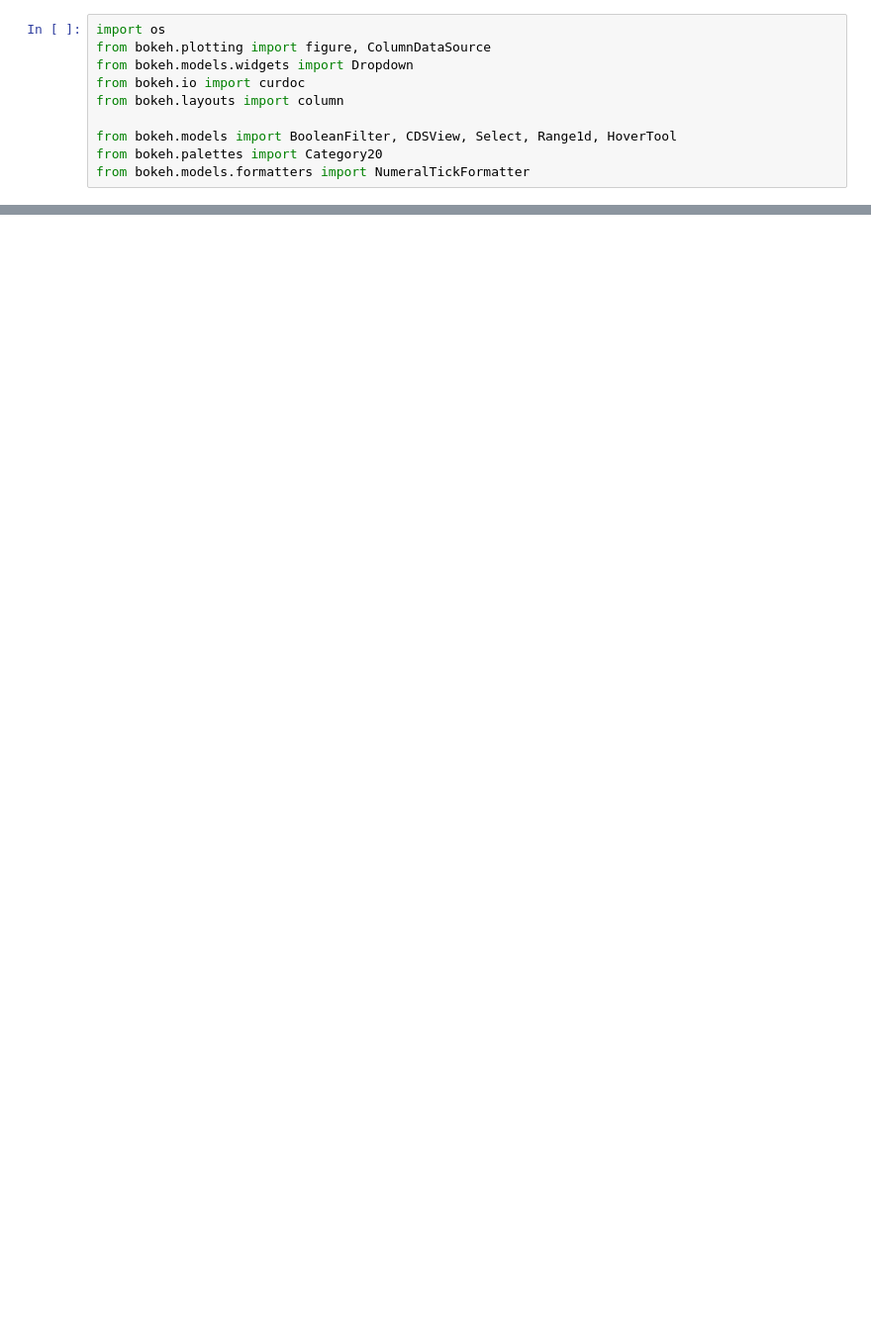
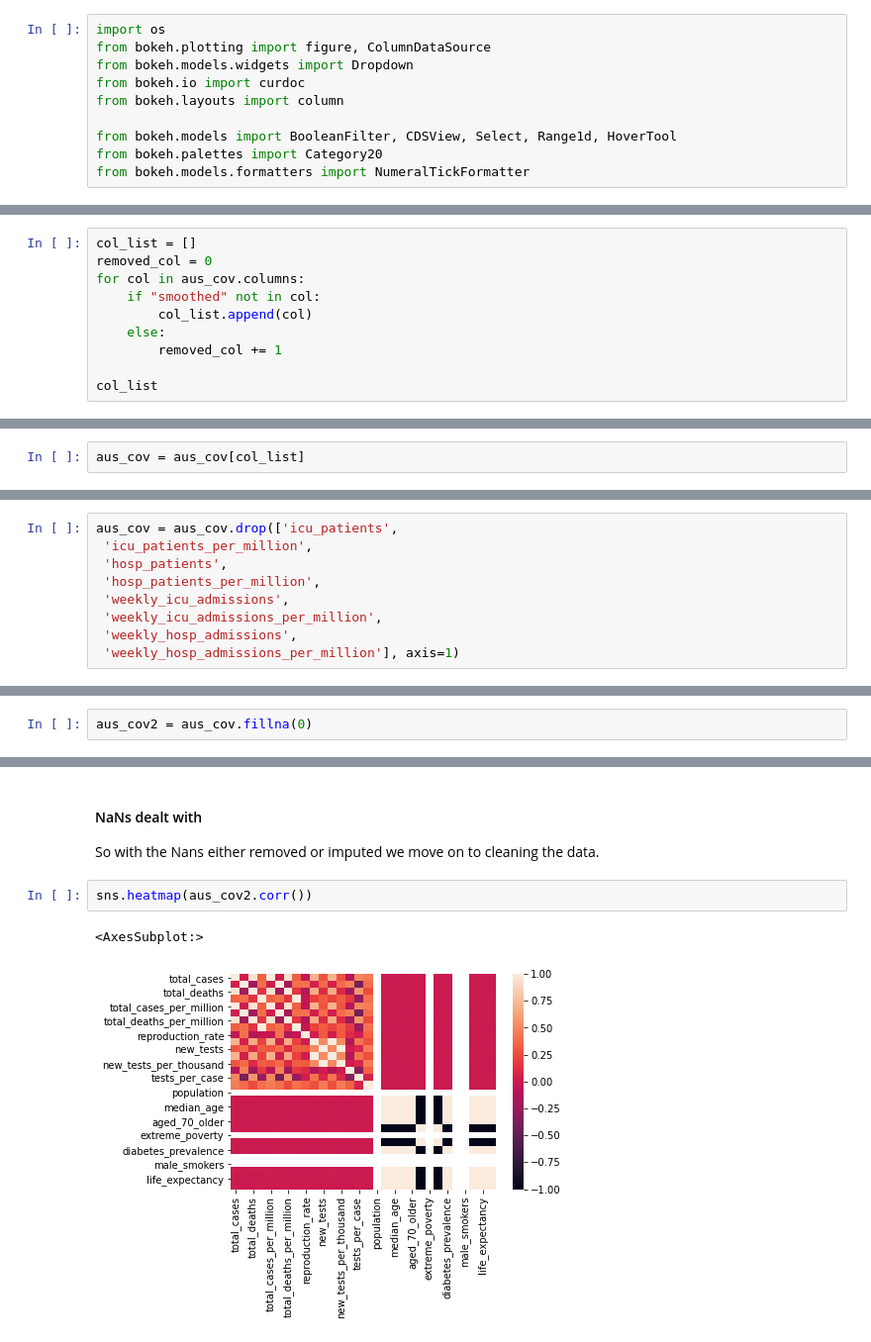
Before and after one commit to koktong-low/DataScience-Projects, a Jupyter notebook: Stocks/financial_statement.ipynb, the cells around one changed output, grey strips where cells are left out. Shown at 99% size. Drawn from its saved outputs; the diff is of its cells as text; blank space fills up the shorter version.

Commit message:
added covid data into stocks analysis

```diff
--- a/Stocks/financial_statement.ipynb
+++ b/Stocks/financial_statement.ipynb
@@ -328,0 +584,10 @@ Now we are interested in seeing if news or any significant event would affect th
+# %%
+col_list = []
+removed_col = 0
+for col in aus_cov.columns:
+    if "smoothed" not in col:
+        col_list.append(col)
+    else:
+        removed_col += 1
+
+col_list
@@ -328,0 +612,2 @@ Now we are interested in seeing if news or any significant event would affect th
+# %%
+aus_cov = aus_cov[col_list]
@@ -328,0 +656,9 @@ Now we are interested in seeing if news or any significant event would affect th
+# %%
+aus_cov = aus_cov.drop(['icu_patients',
+ 'icu_patients_per_million',
+ 'hosp_patients',
+ 'hosp_patients_per_million',
+ 'weekly_icu_admissions',
+ 'weekly_icu_admissions_per_million',
+ 'weekly_hosp_admissions',
+ 'weekly_hosp_admissions_per_million'], axis=1)
@@ -328,0 +737,2 @@ Now we are interested in seeing if news or any significant event would affect th
+# %%
+aus_cov2 = aus_cov.fillna(0)
@@ -328,0 +759,9 @@ Now we are interested in seeing if news or any significant event would affect th
+# %% [markdown]
+#### NaNs dealt with
+
+So with the Nans either removed or imputed we move on to cleaning the data.
+# %%
+sns.heatmap(aus_cov2.corr())
+# %% [output]
+<AxesSubplot:>
+[figure, added]
```
Also changed, not shown: parts of 64 cells of this notebook.
